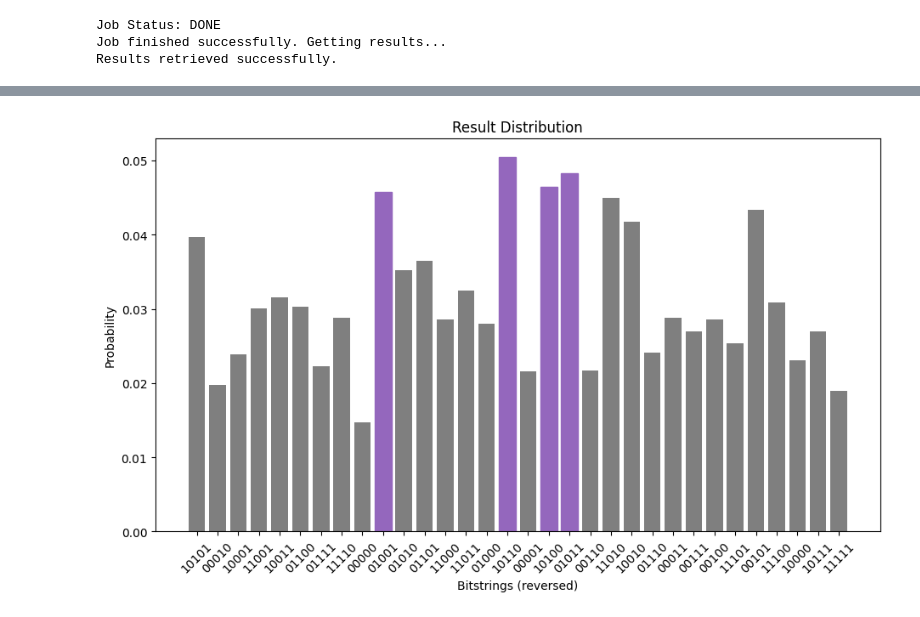
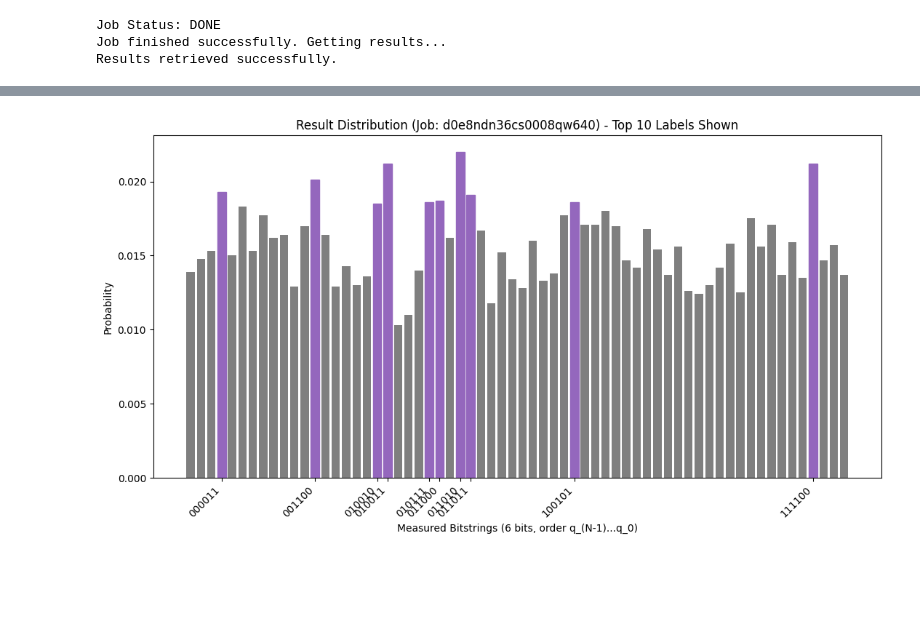
Before and after one commit to OliverSchiffmann/QAOAstudygit, a Jupyter notebook: IBMQResultProcessing.ipynb, the cells around one changed output, grey strips where cells are left out. Drawn from its saved outputs; the diff is of its cells as text; code cells hidden in the pictures; blank space fills up the shorter version.

Commit message:
Finished creating new open qaoa qubo into ibmq circuit creation into results processing work flow, need to perform validation before pruning old scripts

```diff
--- a/IBMQResultProcessing.ipynb
+++ b/IBMQResultProcessing.ipynb
@@ -18,7 +19,7 @@ QiskitRuntimeService.save_account(
 )
 service = QiskitRuntimeService(channel="ibm_quantum")
 # %%
-jobID = "d09n5qerxz8g008a31m0"  # Replace with your job ID
+jobID = "d0e8ndn36cs0008qw640"  #  <<<<<<<<<<<<   <<<<<<<<<<<<<   <<<<<<<<<<<<<   Replace with your job ID
 retrieved_job = service.job(job_id=jobID)
 status = retrieved_job.status()
 print(f"Job Status: {status}")
@@ -36,6 +37,11 @@ Results retrieved successfully.
 #For the specific maxcut problemin the example, will probably need diferent result processing when the variables represent things other than nodes
 counts_int = result[0].data.meas.get_int_counts()
 counts_bin = result[0].data.meas.get_counts()
+
+first_key = next(iter(counts_bin))
+num_bits = len(first_key)
+print(f"Determined number of measured bits: {num_bits}")
+
 shots = sum(counts_int.values())
 final_distribution_int = {key: val/shots for key, val in counts_int.items()}
 final_distribution_bin = {key: val/shots for key, val in counts_bin.items()}
@@ -44,26 +50,69 @@ print(final_distribution_int)
 keys = list(final_distribution_int.keys())
 values = list(final_distribution_int.values())
 most_likely = keys[np.argmax(np.abs(values))]
-most_likely_bitstring = to_bitstring(most_likely, 5) #5 is used as there are 5 nodes in the graph for the exmaple max cut problem
+most_likely_bitstring = to_bitstring(most_likely, num_bits)
 most_likely_bitstring.reverse()
 
 print("Result bitstring:", most_likely_bitstring)
 
+
+#plotting \/ \/ \/
 matplotlib.rcParams.update({"font.size": 10})
-final_bits = final_distribution_bin
-values = np.abs(list(final_bits.values()))
-top_4_values = sorted(values, reverse=True)[:4]
-positions = []
-for value in top_4_values:
-    positions.append(np.where(values == value)[0])
+
+# --- User Specification ---
+# Define how many top results to highlight and label
+num_to_highlight_and_label = 10
+# --- End User Specification ---
+
+final_bits_to_plot = final_distribution_bin
+
+# Sort by bitstring key for consistent bar order
+sorted_keys = sorted(final_bits_to_plot.keys())
+sorted_values = [final_bits_to_plot[key] for key in sorted_keys]
+
+# Find the indices corresponding to the top probability values IN THE SORTED LIST
+# Ensure we don't ask for more labels than available results
+actual_num_to_highlight = min(num_to_highlight_and_label, len(sorted_values))
+
+if actual_num_to_highlight > 0:
+    # Get indices of the top N probabilities in the sorted list
+    top_indices_sorted = np.argsort(sorted_values)[-actual_num_to_highlight:][::-1]
+    # Keep them sorted by index for cleaner tick placement
+    top_indices_sorted = sorted(top_indices_sorted)
+else:
+    top_indices_sorted = [] # No indices to highlight/label
+
 fig = plt.figure(figsize=(11, 6))
 ax = fig.add_subplot(1, 1, 1)
-plt.xticks(rotation=45)
-plt.title("Result Distribution")
-plt.xlabel("Bitstrings (reversed)")
+
+# Plot bars using numerical indices for x-positions
+x_positions = np.arange(len(sorted_keys))
+bars = ax.bar(x_positions, sorted_values, color="tab:grey")
+
+# Highlight the top bars
+for idx in top_indices_sorted:
+    bars[idx].set_color("tab:purple")
+
+# --- Set selective X-axis ticks and labels ---
+if top_indices_sorted: # Only set ticks if there are results to highlight
+    tick_locations = [x_positions[i] for i in top_indices_sorted]
+    tick_labels = [sorted_keys[i] for i in top_indices_sorted]
+
+    ax.set_xticks(tick_locations)
+    ax.set_xticklabels(tick_labels, rotation=45, ha='right')
+else: # If no results or none to highlight, remove all ticks/labels
+    ax.set_xticks([])
+    ax.set_xticklabels([])
+
+
+# --- Add Titles and Labels ---
+title_str = f"Result Distribution (Job: {jobID})"
+if actual_num_to_highlight > 0 and len(sorted_keys) > actual_num_to_highlight:
+        title_str += f" - Top {actual_num_to_highlight} Labels Shown"
+plt.title(title_str)
+plt.xlabel(f"Measured Bitstrings ({num_bits} bits, order q_(N-1)...q_0)") # Label still describes format
 plt.ylabel("Probability")
-ax.bar(list(final_bits.keys()), list(final_bits.values()), color="tab:grey")
-for p in positions:
-    ax.get_children()[int(p)].set_color("tab:purple")
+plt.ylim(bottom=0) # Ensure y-axis starts at 0
+plt.tight_layout()
 plt.show()
 # %% [output]
@@ -72 +122 @@ Result bitstring: [0, 1, 1, 0, 1]
-[figure, old version]
+[figure, new version]
```
Also changed, not shown: parts of 2 cells of this notebook, 12 other files.
